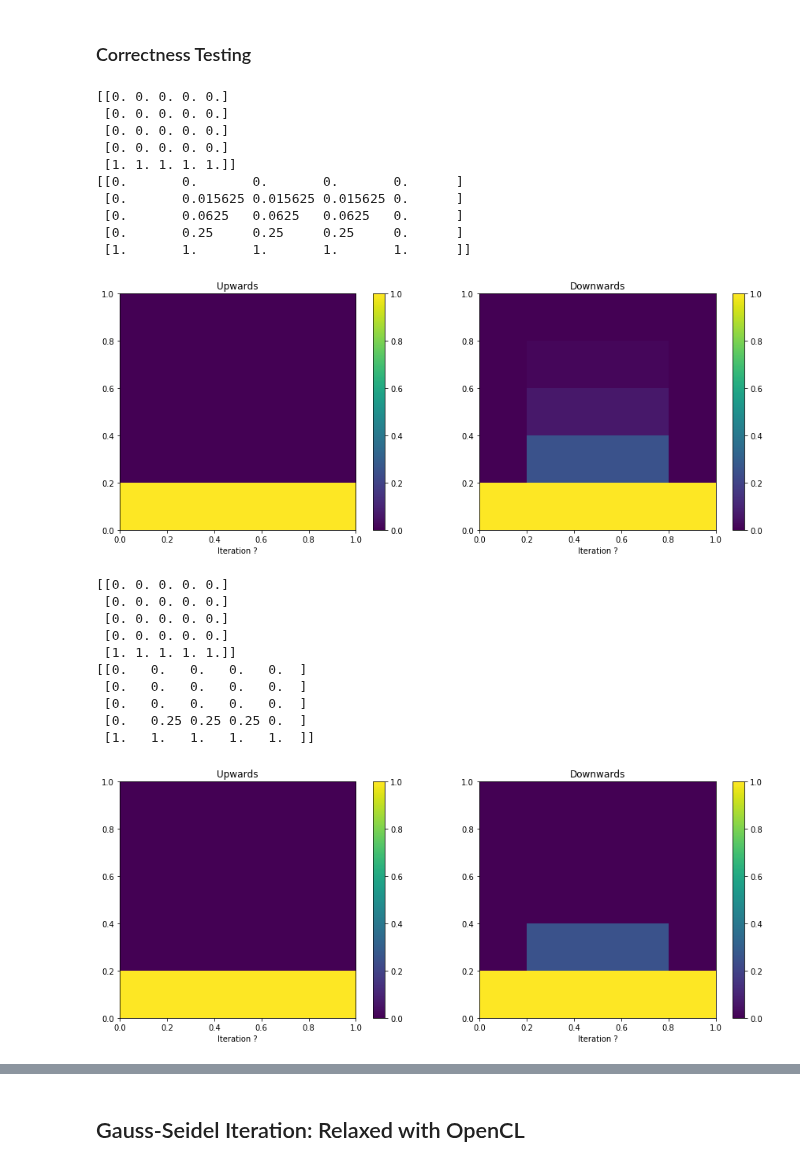
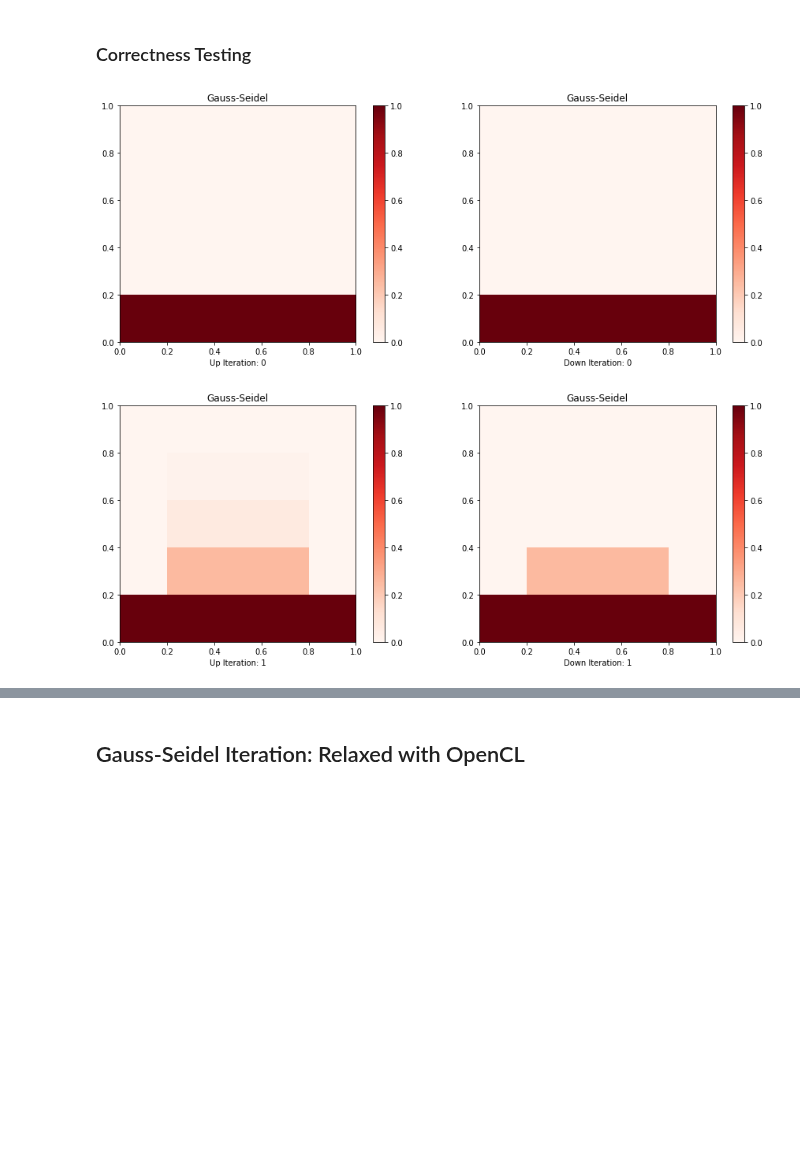
Before and after one commit to johnduffymsc/PHAS0102, a Jupyter notebook: assignment-3.ipynb, the cells around one changed output, grey strips where cells are left out. Drawn from its saved outputs; the diff is of its cells as text; code cells hidden in the pictures; blank space fills up the shorter version.

```diff
--- a/assignment-3.ipynb
+++ b/assignment-3.ipynb
@@ -232,6 +232,8 @@ plot(v)
 # Repeated call...
 
 M = 32
+
+ITERATIONS = 32
 
 u = np.full((M, M), 0.0, dtype=np.float32)
 
@@ -242,8 +244,10 @@ u[M-1, :] = 1.0
 
 laplacian = DiscreteLaplacian(M)
 
-for _ in range(10):
+plot(u, 'Jacobi', 0)
+
+for i in range(ITERATIONS):
     v = laplacian(u.flatten()).reshape(M, M)
-    plot(v)
+    plot(v, 'Jacobi', i + 1)
     u = v
 # %% [output]
@@ -263,7 +270,7 @@ for _ in range(10):
 from numba import njit
 
 @njit
-def gauss_seidel_upwards_update_row(m, u, v, row):
+def gauss_seidel_up_update_row(m, u, v, row):
     """
     This function...
     """
@@ -271,7 +278,7 @@ def gauss_seidel_upwards_update_row(m, u, v, row):
         v[row, col] = (v[row + 1, col] + u[row - 1, col] + u[row, col + 1] + u[row, col - 1]) / 4.0
 
 @njit
-def gauss_seidel_downwards_update_row(m, u, v, row):
+def gauss_seidel_down_update_row(m, u, v, row):
     """
     This function...
     """
@@ -279,19 +286,19 @@ def gauss_seidel_downwards_update_row(m, u, v, row):
         v[row, col] = (u[row + 1, col] + v[row - 1, col] + u[row, col + 1] + u[row, col - 1]) / 4.0
 # %%
 @njit
-def gauss_seidel_iteration(m, u, v, direction='upwards'):
+def gauss_seidel_iteration(m, u, v, direction='up'):
     """
     This function...
     """
     #v = np.copy(u)
 
-    if (direction == 'upwards'):
+    if (direction == 'up'):
         for row in range(m - 2, 0, -1):
-            gauss_seidel_upwards_update_row(m, u, v, row)
+            gauss_seidel_up_update_row(m, u, v, row)
 
-    if (direction == 'downwards'):
+    if (direction == 'down'):
         for row in range(1, m - 1):
-            gauss_seidel_downwards_update_row(m, u, v, row)
+            gauss_seidel_down_update_row(m, u, v, row)
 
     return v
 # %% [markdown]
@@ -299,49 +306,23 @@ def gauss_seidel_iteration(m, u, v, direction='upwards'):
 # %%
 M = 5
 
 u = np.full((M, M), 0.0, dtype=np.float32)
 
 u[:, 0] = 0.0
 u[0, :] = 0.0
 u[:, M-1] = 0.0
 u[M-1, :] = 1.0
 
-v = np.copy(u)
+v_up = np.copy(u)
+v_down = np.copy(u)
 
-gauss_seidel_iteration(M, u, v, 'upwards')
+plot_side_by_side(v_up, v_down, 'Gauss-Seidel', 0)
 
-print(u)
-print(v)
+gauss_seidel_iteration(M, u, v_up, 'up')
+gauss_seidel_iteration(M, u, v_down, 'down')
 
-plot_side_by_side(u, v)
-
-gauss_seidel_iteration(M, u, v, 'downwards')
-
-print(u)
-print(v)
-
-plot_side_by_side(u, v)
+plot_side_by_side(v_up, v_down, 'Gauss-Seidel', 1)
 # %% [output]
-[[0. 0. 0. 0. 0.]
- [0. 0. 0. 0. 0.]
- [0. 0. 0. 0. 0.]
- [0. 0. 0. 0. 0.]
- [1. 1. 1. 1. 1.]]
-[[0.       0.       0.       0.       0.      ]
- [0.       0.015625 0.015625 0.015625 0.      ]
- [0.       0.0625   0.0625   0.0625   0.      ]
- [0.       0.25     0.25     0.25     0.      ]
- [1.       1.       1.       1.       1.      ]]
-[figure, old version]
+[figure, new version]
-[[0. 0. 0. 0. 0.]
- [0. 0. 0. 0. 0.]
- [0. 0. 0. 0. 0.]
- [0. 0. 0. 0. 0.]
- [1. 1. 1. 1. 1.]]
-[[0.   0.   0.   0.   0.  ]
- [0.   0.   0.   0.   0.  ]
- [0.   0.   0.   0.   0.  ]
- [0.   0.25 0.25 0.25 0.  ]
- [1.   1.   1.   1.   1.  ]]
-[figure, old version]
+[figure, new version]
 # %%
```
Also changed, not shown: parts of 3 cells of this notebook.
